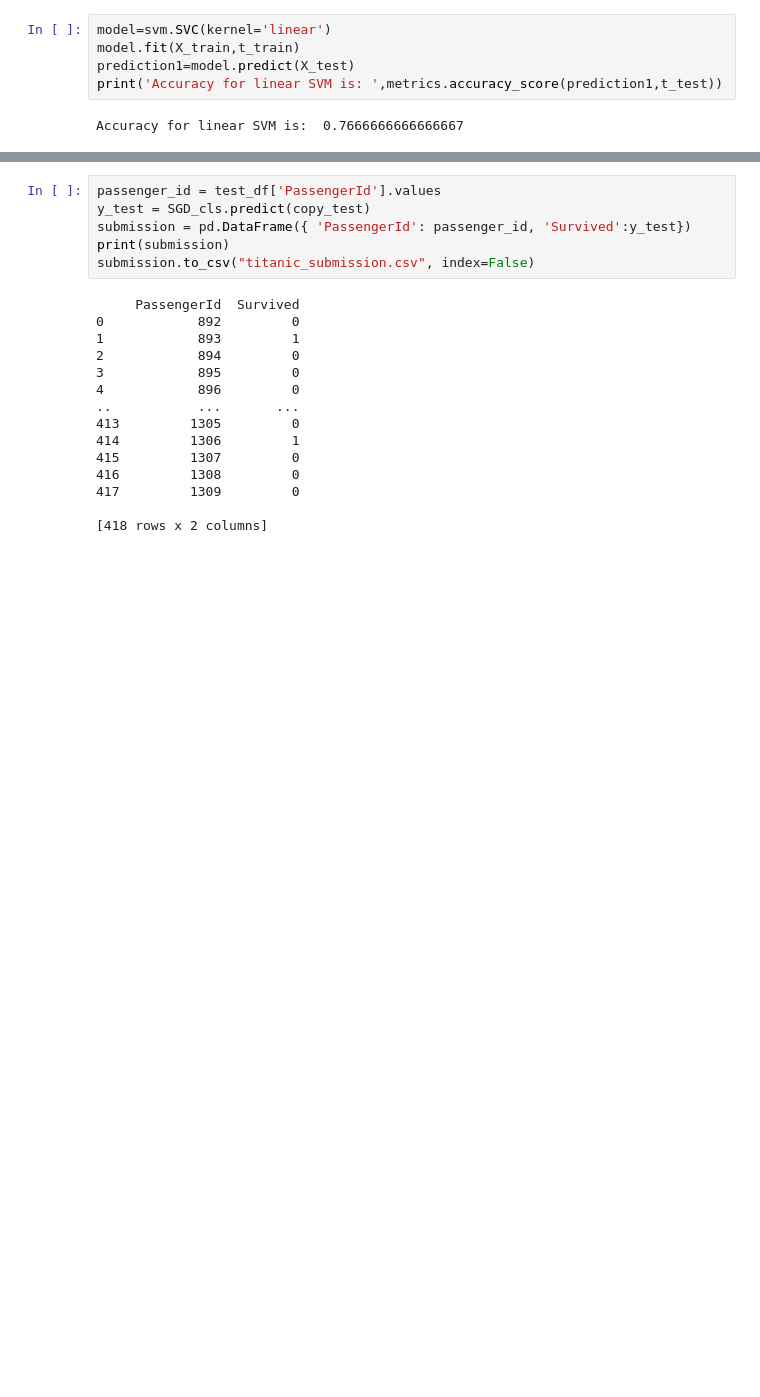
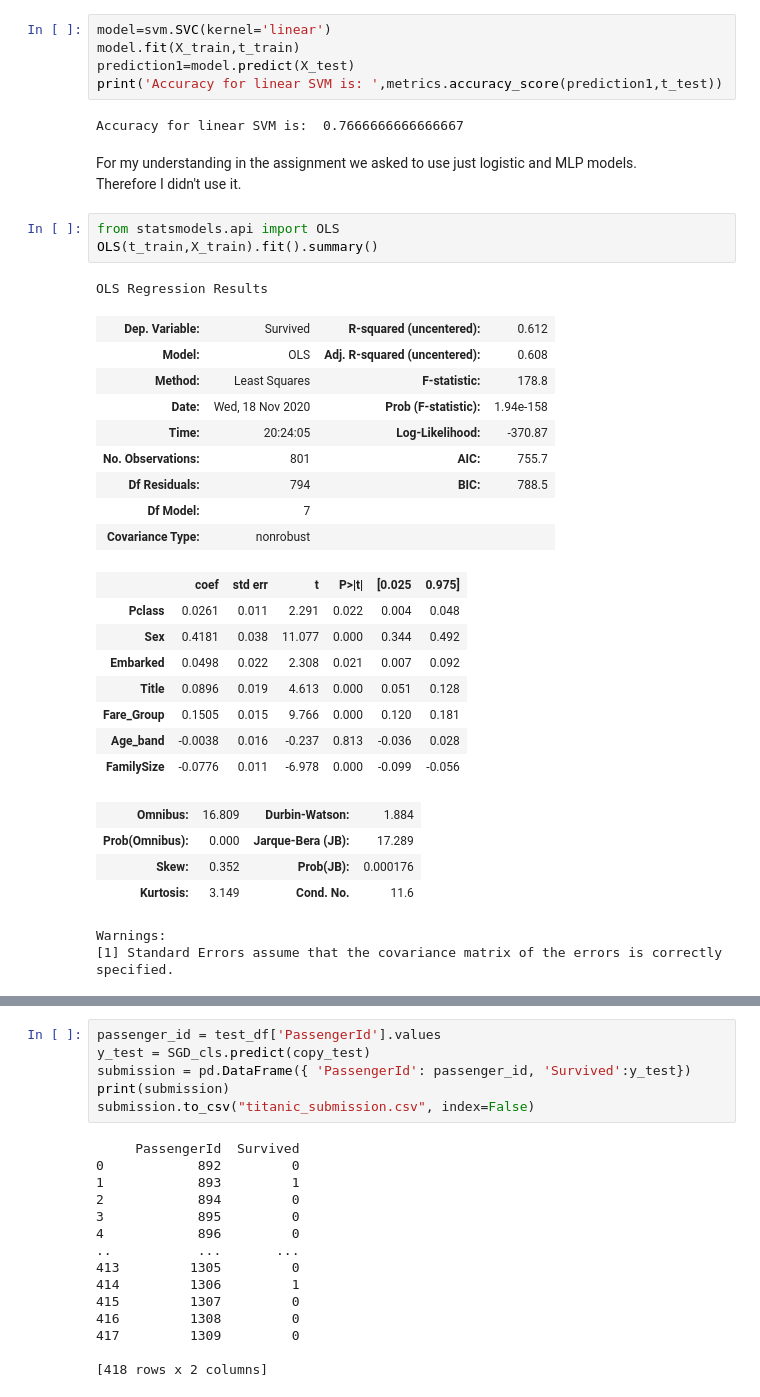
Before and after one commit to EllaRashty/Machine-Learning, a Jupyter notebook: ML_2020_ex1.ipynb, the cells around one changed output, grey strips where cells are left out. Saved outputs shown, nothing was run; the diff lists cells and outputs as text; blank space fills up the shorter version.

```diff
--- a/ML_2020_ex1.ipynb
+++ b/ML_2020_ex1.ipynb
@@ -714,3 +668,34 @@ prediction1=model.predict(X_test)
 print('Accuracy for linear SVM is: ',metrics.accuracy_score(prediction1,t_test))
 # %% [output]
 Accuracy for linear SVM is:  0.7666666666666667
+# %% [markdown]
+For my understanding in the assignment we asked to use just logistic and MLP models.
+Therefore I didn't use it.
+# %%
+from statsmodels.api import OLS
+OLS(t_train,X_train).fit().summary()
+# %% [output]
+OLS Regression Results
+| Dep. Variable: | Survived | R-squared (uncentered): | 0.612 |
+| Model: | OLS | Adj. R-squared (uncentered): | 0.608 |
+| Method: | Least Squares | F-statistic: | 178.8 |
+| Date: | Wed, 18 Nov 2020 | Prob (F-statistic): | 1.94e-158 |
+| Time: | 20:24:05 | Log-Likelihood: | -370.87 |
+| No. Observations: | 801 | AIC: | 755.7 |
+| Df Residuals: | 794 | BIC: | 788.5 |
+| Df Model: | 7 |  |  |
+| Covariance Type: | nonrobust |  |  |
+|  | coef | std err | t | P>|t| | [0.025 | 0.975] |
+| Pclass | 0.0261 | 0.011 | 2.291 | 0.022 | 0.004 | 0.048 |
+| Sex | 0.4181 | 0.038 | 11.077 | 0.000 | 0.344 | 0.492 |
+| Embarked | 0.0498 | 0.022 | 2.308 | 0.021 | 0.007 | 0.092 |
+| Title | 0.0896 | 0.019 | 4.613 | 0.000 | 0.051 | 0.128 |
+| Fare_Group | 0.1505 | 0.015 | 9.766 | 0.000 | 0.120 | 0.181 |
+| Age_band | -0.0038 | 0.016 | -0.237 | 0.813 | -0.036 | 0.028 |
+| FamilySize | -0.0776 | 0.011 | -6.978 | 0.000 | -0.099 | -0.056 |
+| Omnibus: | 16.809 | Durbin-Watson: | 1.884 |
+| Prob(Omnibus): | 0.000 | Jarque-Bera (JB): | 17.289 |
+| Skew: | 0.352 | Prob(JB): | 0.000176 |
+| Kurtosis: | 3.149 | Cond. No. | 11.6 |
+Warnings:
+[1] Standard Errors assume that the covariance matrix of the errors is correctly specified.
```
Also changed, not shown: parts of 25 cells of this notebook.
